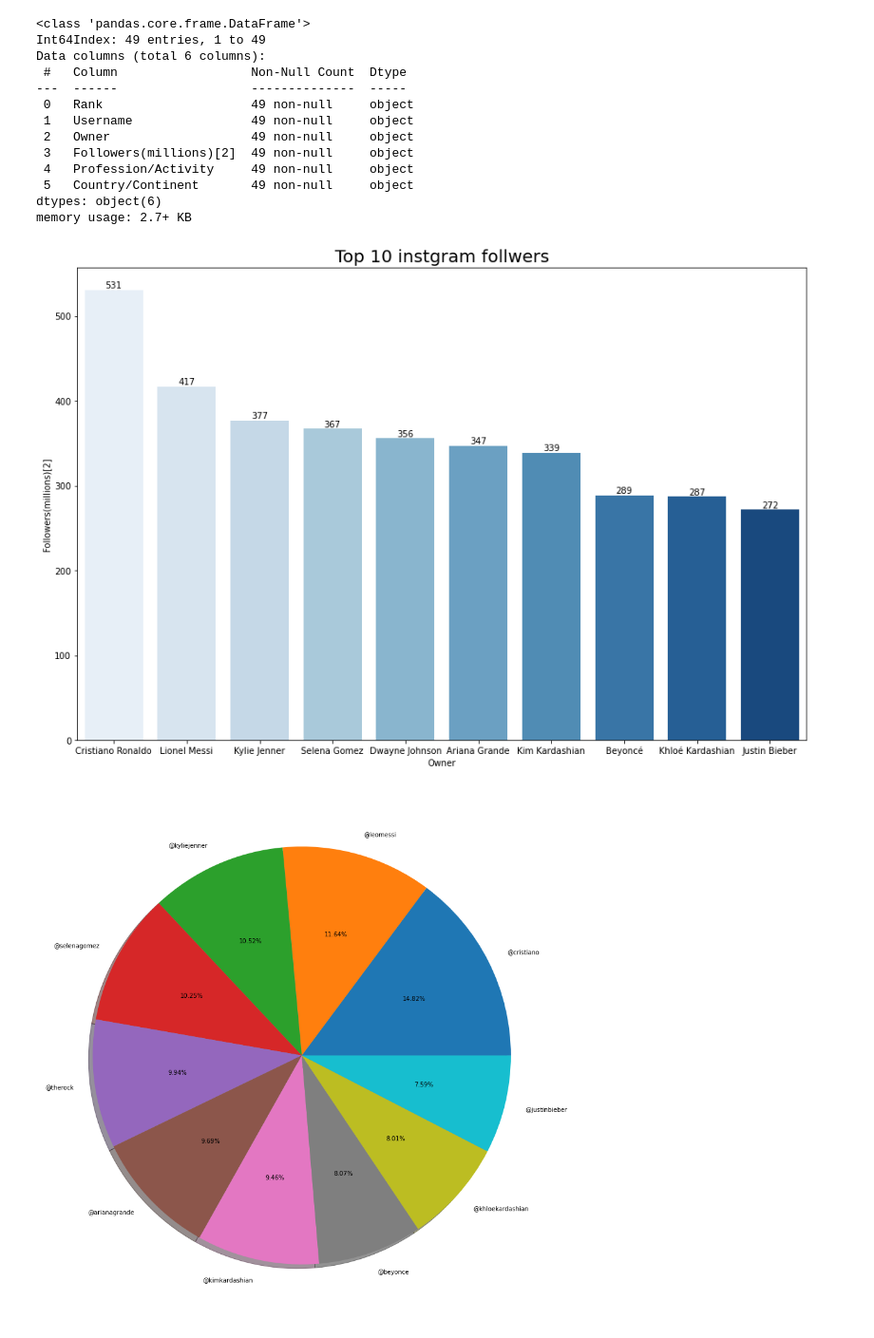
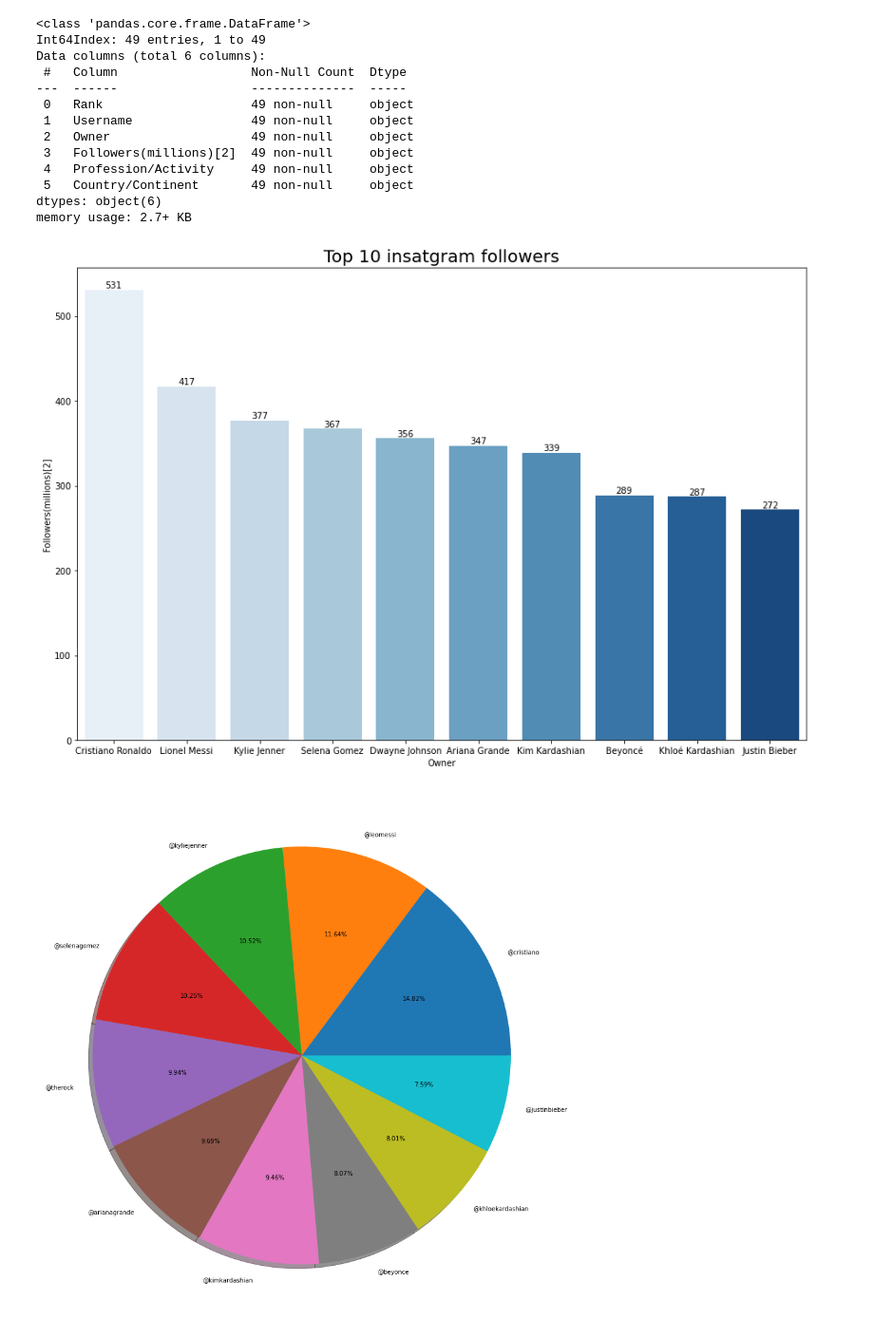
Before and after one commit to jarvis86/machine-learning, a Jupyter notebook: instagram1.ipynb, the cells around one changed output. Shown: that part at 95% size. Drawn from its saved outputs; the diff is of its cells as text; code cells hidden in the pictures.

```diff
--- a/instagram1.ipynb
+++ b/instagram1.ipynb
@@ -56,17 +56,17 @@ df["Followers(millions)[2]"]=df["Followers(millions)[2]"].astype("str").astype("
 # %%
 plt.figure(figsize=(15,10))
 ax=sns.barplot(x=df["Owner"].head(10),
               y=df["Followers(millions)[2]"].head(10),
               data=df,
               palette="Blues")
 
 for i in ax.containers:
     ax.bar_label(i,)
 
-plt.title("Top 10 instgram follwers",fontsize=20)
+plt.title("Top 10 insatgram followers",fontsize=20)
 plt.show()
 # %% [output]
-[figure, old version]
+[figure, new version]
 # %%
 plt.figure(figsize=(16,16))
 plt.pie(df['Followers(millions)[2]'].head(10),shadow = True, labels=df["Username"].head(10),autopct = "%0.2f%%")
```
Also changed, not shown: parts of 7 cells of this notebook.
